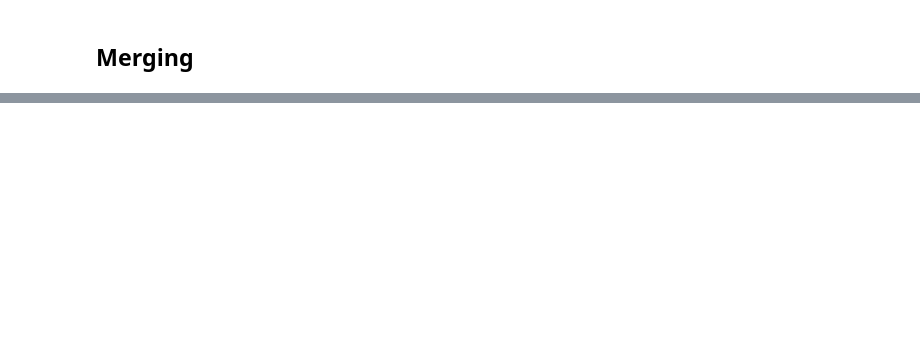
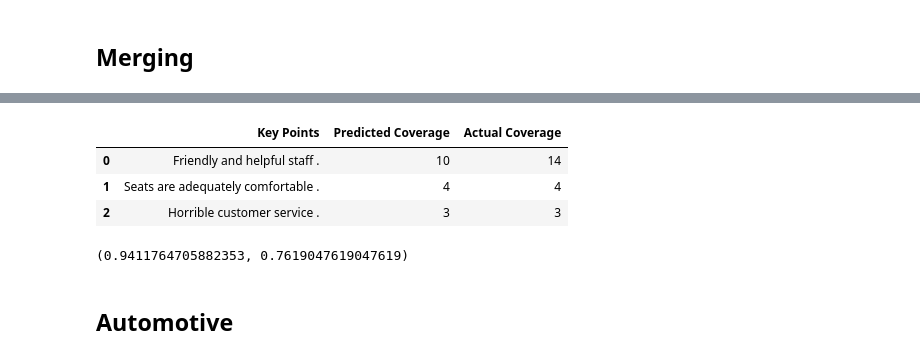
Before and after one commit to antangrocket1312/ASKPA, a Jupyter notebook: code/ASKPA¬c_evaluation.ipynb, the cells around one changed output, grey strips where cells are left out. Drawn from its saved outputs; the diff is of its cells as text; code cells hidden in the pictures; blank space fills up the shorter version.

```diff
--- a/code/ASKPA¬c_evaluation.ipynb
+++ b/code/ASKPA¬c_evaluation.ipynb
@@ -1333,4 +283,0 @@ Name: key_point, dtype: int64
-# %%
-selected_kps = ['Friendly and helpful staff .', 'Clean and comfortable rooms .',
-                'The service is impeccable .']
-calculate_precision_recall(merged_df, df, 'Hotels', None, selected_kps)
@@ -1396,0 +297,30 @@ Name: key_point, dtype: int64
+# %%
+from sklearn.metrics import recall_score, precision_score
+
+def get_top_kp_coverages(merged_df, df, category, top=None, selected_kps=[]):
+    comment_df, kp_df, labels_df = prepare_comment_kp_label_input(df)
+    kp_df = kp_df.drop(columns=['key_point'])
+
+    valid_df = df[(df['label'] == 1) & (df['topic'] == category)]
+    valid_kp = valid_df['full_key_point'].value_counts()
+    display(valid_kp)
+
+    top_kp = merged_df[merged_df['topic'] == category].merge(kp_df, on=['key_point_id'])['key_point'].value_counts()
+    result = top_kp[top_kp.index.isin(valid_kp.index.tolist())]
+    if top != None:
+        result = result[result.index.isin(valid_kp.head(top).index)]
+    elif len(selected_kps) > 0:
+        result = result[result.index.isin(selected_kps)]
+
+    if top != None:
+        valid_df = df[df['full_key_point'].isin(valid_kp.head(top).index)]
+    elif len(selected_kps) > 0:
+        valid_df = valid_df[valid_df['full_key_point'].isin(selected_kps)]
+
+    pred_df = merged_df[merged_df['topic'] == category].merge(kp_df, on=['key_point_id'])
+    if top != None:
+        pred_df = pred_df[pred_df['key_point'].isin(valid_kp.head(top).index)]
+    elif len(selected_kps) > 0:
+        pred_df = pred_df[pred_df['key_point'].isin(selected_kps)]
+
+    return valid_df, pred_df
@@ -1396,0 +342,6 @@ Name: key_point, dtype: int64
+# %%
+def generate_coverage_table(valid_df, pred_df):
+    coverage_compare_table = pred_df['key_point'].value_counts().reset_index()
+    coverage_compare_table.columns = ['Key Points', 'Predicted Coverage']
+    coverage_compare_table['Actual Coverage'] = valid_df['full_key_point'].value_counts().tolist()
+    return coverage_compare_table
@@ -1396,0 +350,3 @@ Name: key_point, dtype: int64
+# %%
+selected_kps = ['Friendly and helpful staff .', 'Seats are adequately comfortable .   ', 'Horrible customer service .']
+valid_df, pred_df = get_top_kp_coverages(merged_df, df, 'Arts & Entertainment', None, selected_kps)
@@ -1396,0 +374,13 @@ Name: key_point, dtype: int64
+# %%
+generate_coverage_table(valid_df, pred_df)
+# %% [output]
+|  | Key Points | Predicted Coverage | Actual Coverage |
+| 0 | Friendly and helpful staff . | 10 | 14 |
+| 1 | Seats are adequately comfortable . | 4 | 4 |
+| 2 | Horrible customer service . | 3 | 3 |
+# %%
+calculate_precision_recall(valid_df, pred_df)
+# %% [output]
+(0.9411764705882353, 0.7619047619047619)
+# %% [markdown]
+## Automotive
```
Also changed, not shown: parts of 164 cells of this notebook, 5 other files.
